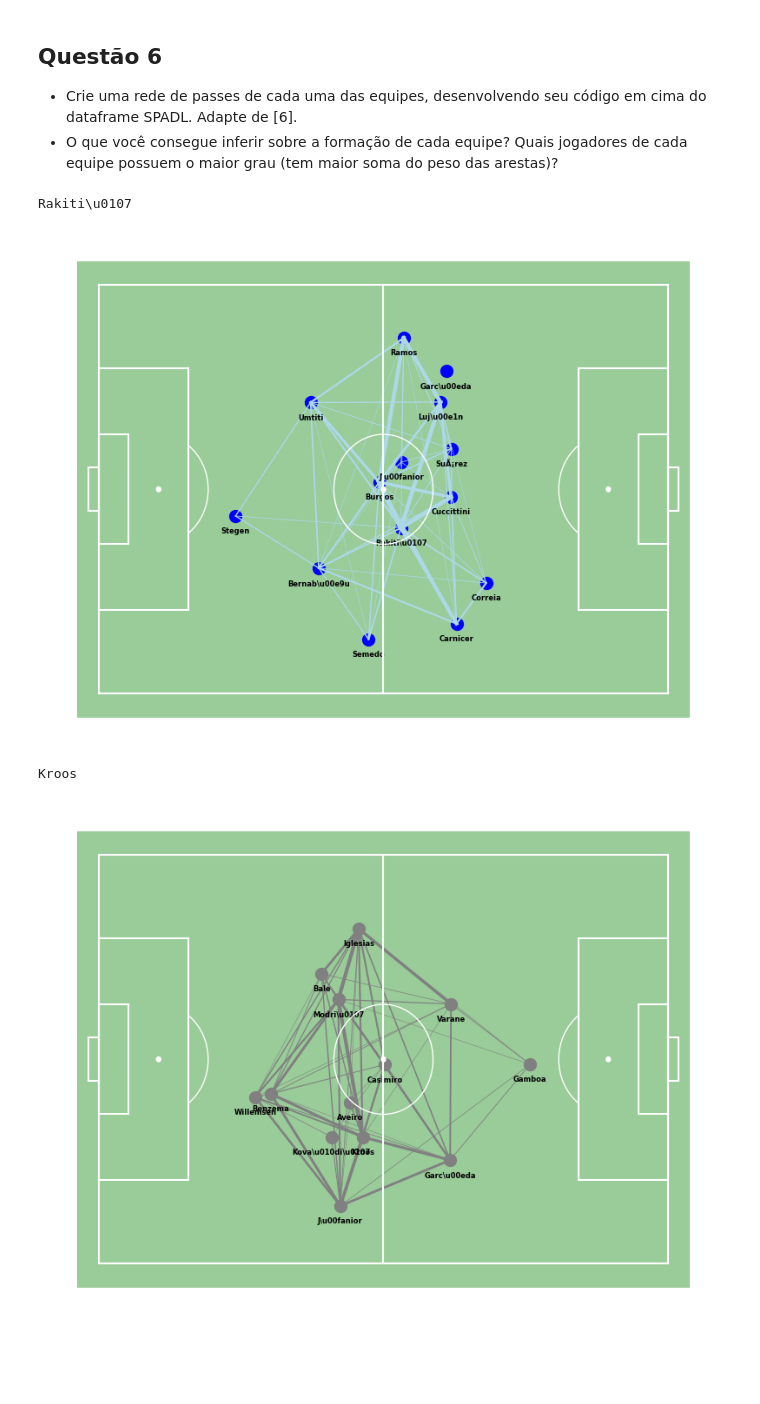
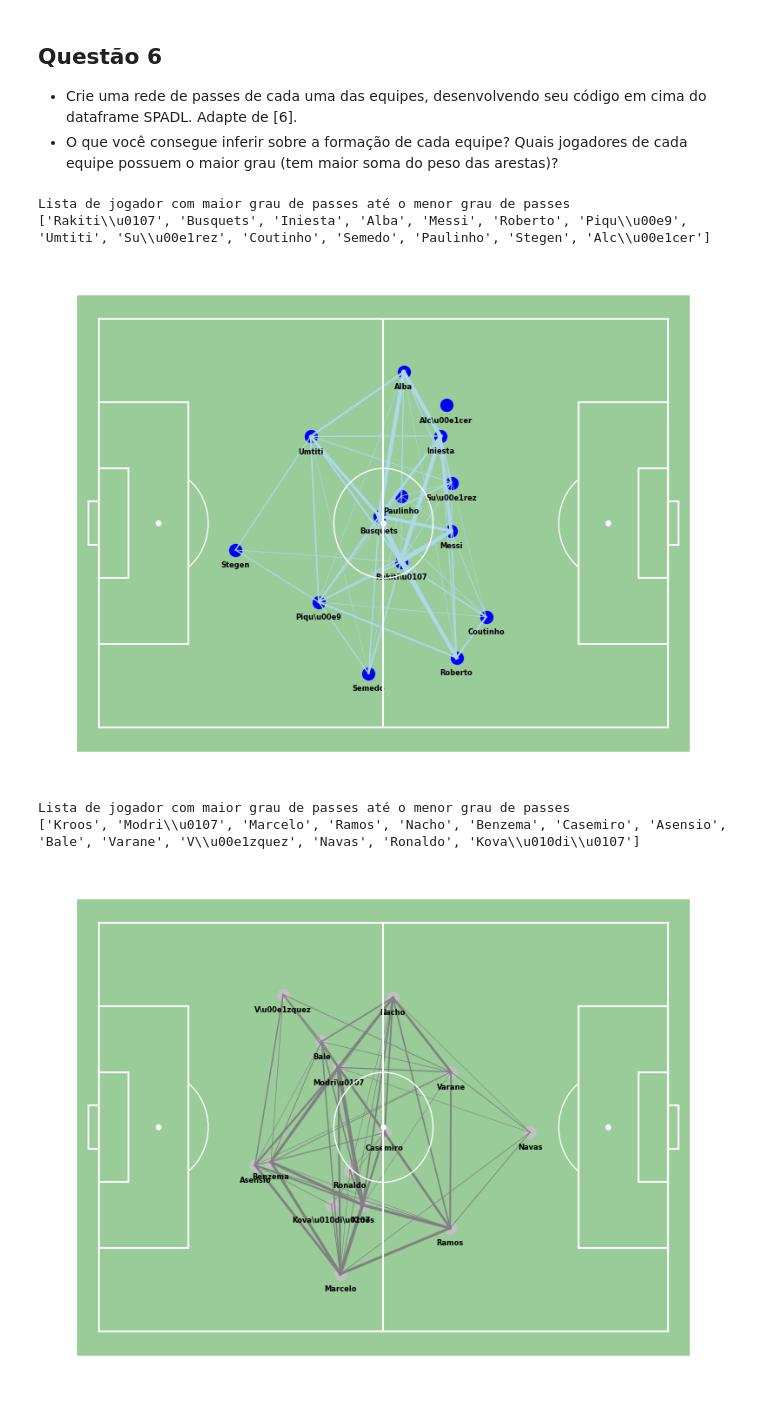
Before and after one commit to lframosferreira/soccer-analytics-notebooks, a Jupyter notebook: atv03/luis_felipe_ramos_ferreira.ipynb, the cells around one changed output. Saved outputs shown, nothing was run; the diff lists cells and outputs as text; code cells hidden in the pictures; blank space fills up the shorter version.

Commit message:
[NEW] making names prettier suing shortNames instead of joinf firstName and lastName

```diff
--- a/atv03/luis_felipe_ramos_ferreira.ipynb
+++ b/atv03/luis_felipe_ramos_ferreira.ipynb
@@ -61,7 +61,8 @@ spadl_df
 
 spadl_df["result_name"] = spadl_df["result_id"].apply(lambda x: "success" if x == 1 else "fail")
 spadl_df["team_name"] = spadl_df["team_id"].apply(lambda x: "Barcelona" if x == BARCELONA_ID else "Real Madrid")
-spadl_df["player_name"] = spadl_df["player_id"].map(players_df.set_index("wyId")["firstName"] + " " + players_df.set_index("wyId")["lastName"])
+# spadl_df["player_name"] = spadl_df["player_id"].map(players_df.set_index("wyId")["firstName"] + " " + players_df.set_index("wyId")["lastName"])
+spadl_df["player_name"] = spadl_df["player_id"].map(players_df.set_index("wyId")["shortName"])
 
 actiontypes: list[str] = [
     'pass',
@@ -393,12 +394,14 @@ plt.scatter(scatter_df.start_x, scatter_df.start_y, s=100, c="blue")
 for i, row in scatter_df.iterrows():
     plt.annotate(row.player_name, xy=(row.start_x, row.start_y - 2.5), c='black', va='center', ha='center', weight = "bold", size=6, zorder = 4)
 
-print(max(players_passes_count, key=players_passes_count.get))
+print("Lista de jogador com maior grau de passes até o menor grau de passes")
+print(sorted(players_passes_count, key=players_passes_count.get, reverse=True))
 
 plt.show()
 # %% [output]
-Rakiti\u0107
+Lista de jogador com maior grau de passes até o menor grau de passes
+['Rakiti\\u0107', 'Busquets', 'Iniesta', 'Alba', 'Messi', 'Roberto', 'Piqu\\u00e9', 'Umtiti', 'Su\\u00e1rez', 'Coutinho', 'Semedo', 'Paulinho', 'Stegen', 'Alc\\u00e1cer']
-[figure, old version]
+[figure, new version]
 # %%
 real_madrid_passes_df["pass_recipient_name"] = real_madrid_passes_df["player_name"].shift(-1)
 real_madrid_passes_df["player_name"] = real_madrid_passes_df["player_name"].apply(lambda x: str(x).split()[-1])
@@ -428,32 +431,34 @@ lines_df = lines_df[lines_df['pass_count'] > 2]
 # %%
 matplotsoccer.field("green", figsize=10, show=False)
 
 players_passes_count: dict = dict.fromkeys(real_madrid_passes_df["player_name"].unique(), 0)
 
-plt.scatter(scatter_df.start_x, scatter_df.start_y, s=100, c="grey")
+plt.scatter(scatter_df.start_x, scatter_df.start_y, s=100, c="silver")
 for i, row in scatter_df.iterrows():
     plt.annotate(row.player_name, xy=(row.start_x, row.start_y - 2.5), c='black', va='center', ha='center', weight = "bold", size=6, zorder = 4)
 
 for i, row in lines_df.iterrows():
         player1 = row["pair_key"].split("_")[0]
         player2 = row['pair_key'].split("_")[1]
         #take the average location of players to plot a line between them
         player1_x = scatter_df.loc[scatter_df["player_name"] == player1]['start_x'].iloc[0]
         player1_y = scatter_df.loc[scatter_df["player_name"] == player1]['start_y'].iloc[0]
         player2_x = scatter_df.loc[scatter_df["player_name"] == player2]['start_x'].iloc[0]
         player2_y = scatter_df.loc[scatter_df["player_name"] == player2]['start_y'].iloc[0]
         num_passes = row["pass_count"]
         players_passes_count[player1] += num_passes
         players_passes_count[player2] += num_passes
         #adjust the line width so that the more passes, the wider the line
         line_width = (num_passes / lines_df['pass_count'].max() * 3)
         #plot lines on the pitch
         plt.plot([player1_x, player2_x], [player1_y, player2_y],
                         alpha=1, lw=line_width, zorder=2, color="grey")
 
-print(max(players_passes_count, key=players_passes_count.get))
+print("Lista de jogador com maior grau de passes até o menor grau de passes")
+print(sorted(players_passes_count, key=players_passes_count.get, reverse=True))
 
 plt.show()
 # %% [output]
-Kroos
+Lista de jogador com maior grau de passes até o menor grau de passes
+['Kroos', 'Modri\\u0107', 'Marcelo', 'Ramos', 'Nacho', 'Benzema', 'Casemiro', 'Asensio', 'Bale', 'Varane', 'V\\u00e1zquez', 'Navas', 'Ronaldo', 'Kova\\u010di\\u0107']
-[figure, old version]
+[figure, new version]
```
Also changed, not shown: parts of 3 cells of this notebook.
